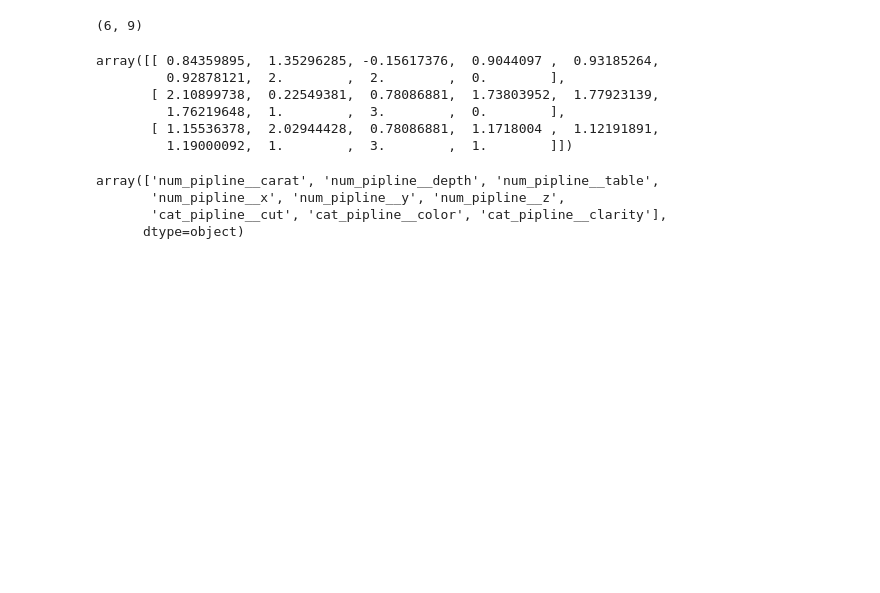
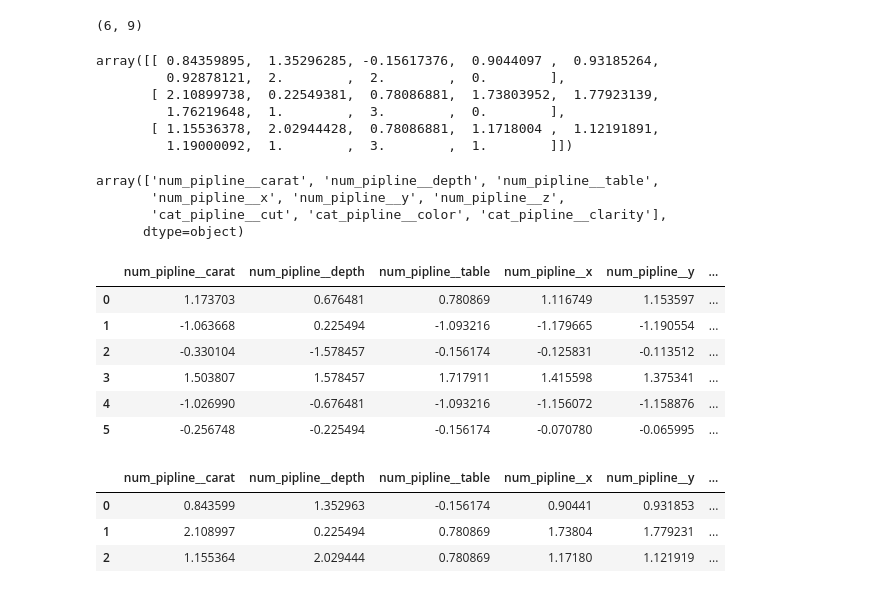
Before and after one commit to abhishekanand-02/MLOps_project, a Jupyter notebook: experiment/experiments.ipynb, the cells around one changed output. Saved outputs shown, nothing was run; the diff lists cells and outputs as text; code cells hidden in the pictures; blank space fills up the shorter version.

```diff
--- a/experiment/experiments.ipynb
+++ b/experiment/experiments.ipynb
@@ -576,3 +576,21 @@ array(['num_pipline__carat', 'num_pipline__depth', 'num_pipline__table',
 # %%
 X_train=pd.DataFrame(preprocessor.fit_transform(x_train),columns=preprocessor.get_feature_names_out())
 X_test=pd.DataFrame(preprocessor.transform(x_test),columns=preprocessor.get_feature_names_out())
+# %%
+X_train
+# %% [output]
+|  | num_pipline__carat | num_pipline__depth | num_pipline__table | num_pipline__x | num_pipline__y | ... |
+| 0 | 1.173703 | 0.676481 | 0.780869 | 1.116749 | 1.153597 | ... |
+| 1 | -1.063668 | 0.225494 | -1.093216 | -1.179665 | -1.190554 | ... |
+| 2 | -0.330104 | -1.578457 | -0.156174 | -0.125831 | -0.113512 | ... |
+| 3 | 1.503807 | 1.578457 | 1.717911 | 1.415598 | 1.375341 | ... |
+| 4 | -1.026990 | -0.676481 | -1.093216 | -1.156072 | -1.158876 | ... |
+| 5 | -0.256748 | -0.225494 | -0.156174 | -0.070780 | -0.065995 | ... |
+# %%
+
+X_test
+# %% [output]
+|  | num_pipline__carat | num_pipline__depth | num_pipline__table | num_pipline__x | num_pipline__y | ... |
+| 0 | 0.843599 | 1.352963 | -0.156174 | 0.90441 | 0.931853 | ... |
+| 1 | 2.108997 | 0.225494 | 0.780869 | 1.73804 | 1.779231 | ... |
+| 2 | 1.155364 | 2.029444 | 0.780869 | 1.17180 | 1.121919 | ... |
```
